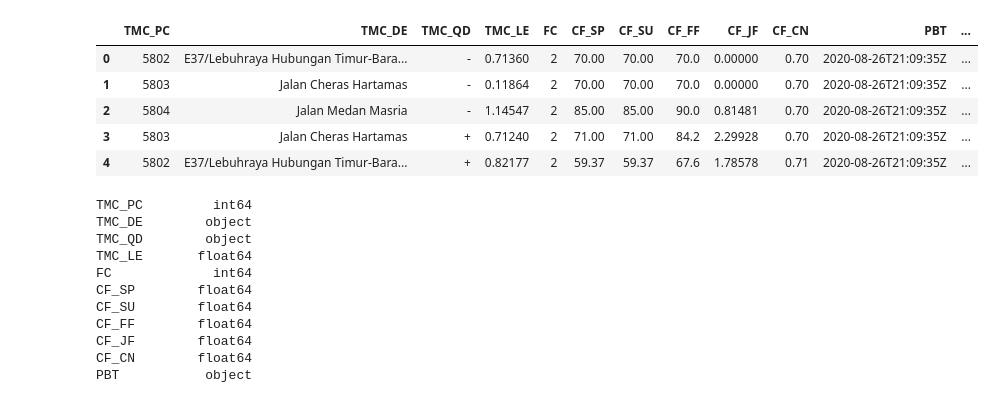
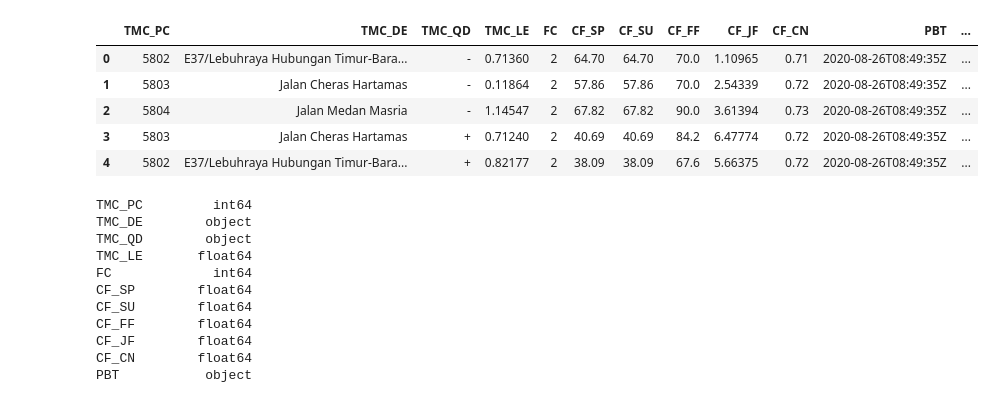
Before and after one commit to alvintanjianjia/MIMOS_Geospatial, a Jupyter notebook: selangor_kl_roads_network_creation_cugraph.ipynb, the cells around one changed output. Saved outputs shown, nothing was run; the diff lists cells and outputs as text; code cells hidden in the pictures.

```diff
--- a/selangor_kl_roads_network_creation_cugraph.ipynb
+++ b/selangor_kl_roads_network_creation_cugraph.ipynb
@@ -29,13 +30,13 @@ import cugraph
 # %%
-traffic_flow = gpd.read_file("traffic_flow_shp/traffic_flow_26082020/traffic_flow_26082020_2100_2200.shp")
+traffic_flow = gpd.read_file("traffic_flow_shp/traffic_flow_26082020/traffic_flow_26082020_0800_0900.shp")
 traffic_flow.head()
 # %% [output]
 |  | TMC_PC | TMC_DE | TMC_QD | TMC_LE | FC | CF_SP | CF_SU | CF_FF | CF_JF | CF_CN | PBT | ... |
-| 0 | 5802 | E37/Lebuhraya Hubungan Timur-Bara... | - | 0.71360 | 2 | 70.00 | 70.00 | 70.0 | 0.00000 | 0.70 | 2020-08-26T21:09:35Z | ... |
-| 1 | 5803 | Jalan Cheras Hartamas | - | 0.11864 | 2 | 70.00 | 70.00 | 70.0 | 0.00000 | 0.70 | 2020-08-26T21:09:35Z | ... |
-| 2 | 5804 | Jalan Medan Masria | - | 1.14547 | 2 | 85.00 | 85.00 | 90.0 | 0.81481 | 0.70 | 2020-08-26T21:09:35Z | ... |
-| 3 | 5803 | Jalan Cheras Hartamas | + | 0.71240 | 2 | 71.00 | 71.00 | 84.2 | 2.29928 | 0.70 | 2020-08-26T21:09:35Z | ... |
-| 4 | 5802 | E37/Lebuhraya Hubungan Timur-Bara... | + | 0.82177 | 2 | 59.37 | 59.37 | 67.6 | 1.78578 | 0.71 | 2020-08-26T21:09:35Z | ... |
+| 0 | 5802 | E37/Lebuhraya Hubungan Timur-Bara... | - | 0.71360 | 2 | 64.70 | 64.70 | 70.0 | 1.10965 | 0.71 | 2020-08-26T08:49:35Z | ... |
+| 1 | 5803 | Jalan Cheras Hartamas | - | 0.11864 | 2 | 57.86 | 57.86 | 70.0 | 2.54339 | 0.72 | 2020-08-26T08:49:35Z | ... |
+| 2 | 5804 | Jalan Medan Masria | - | 1.14547 | 2 | 67.82 | 67.82 | 90.0 | 3.61394 | 0.73 | 2020-08-26T08:49:35Z | ... |
+| 3 | 5803 | Jalan Cheras Hartamas | + | 0.71240 | 2 | 40.69 | 40.69 | 84.2 | 6.47774 | 0.72 | 2020-08-26T08:49:35Z | ... |
+| 4 | 5802 | E37/Lebuhraya Hubungan Timur-Bara... | + | 0.82177 | 2 | 38.09 | 38.09 | 67.6 | 5.66375 | 0.72 | 2020-08-26T08:49:35Z | ... |
 # %%
 traffic_flow.dtypes
 # %% [output]
```
Also changed, not shown: parts of 41 cells of this notebook, 1 other file.
